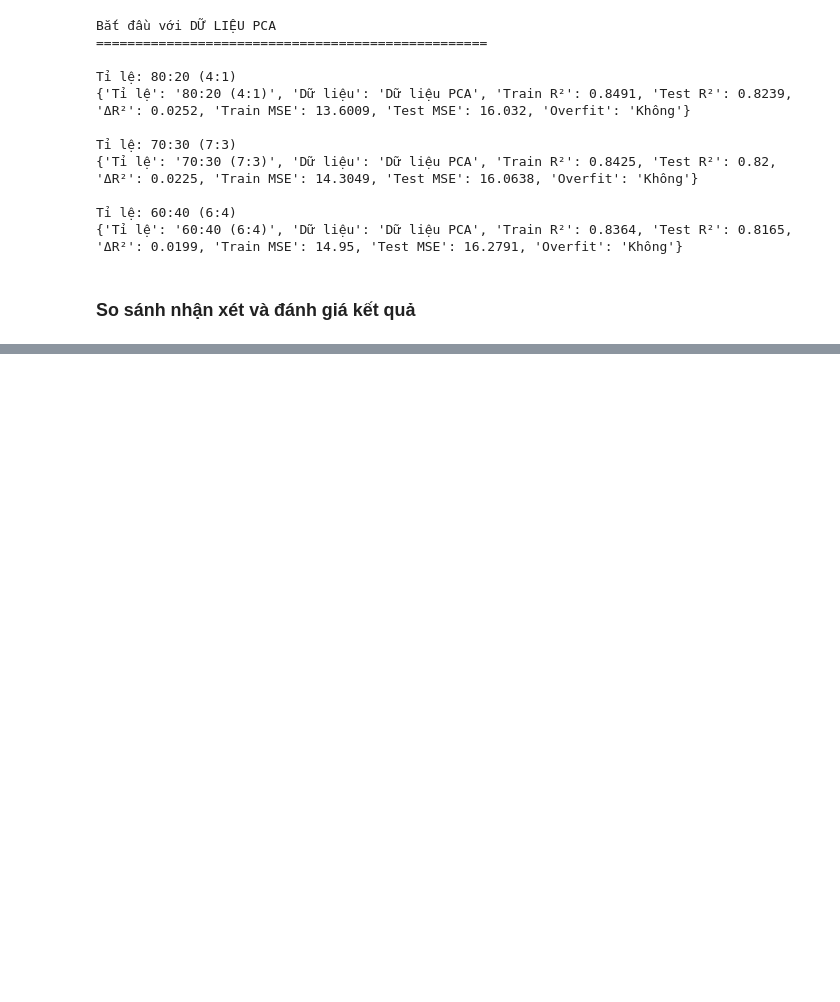
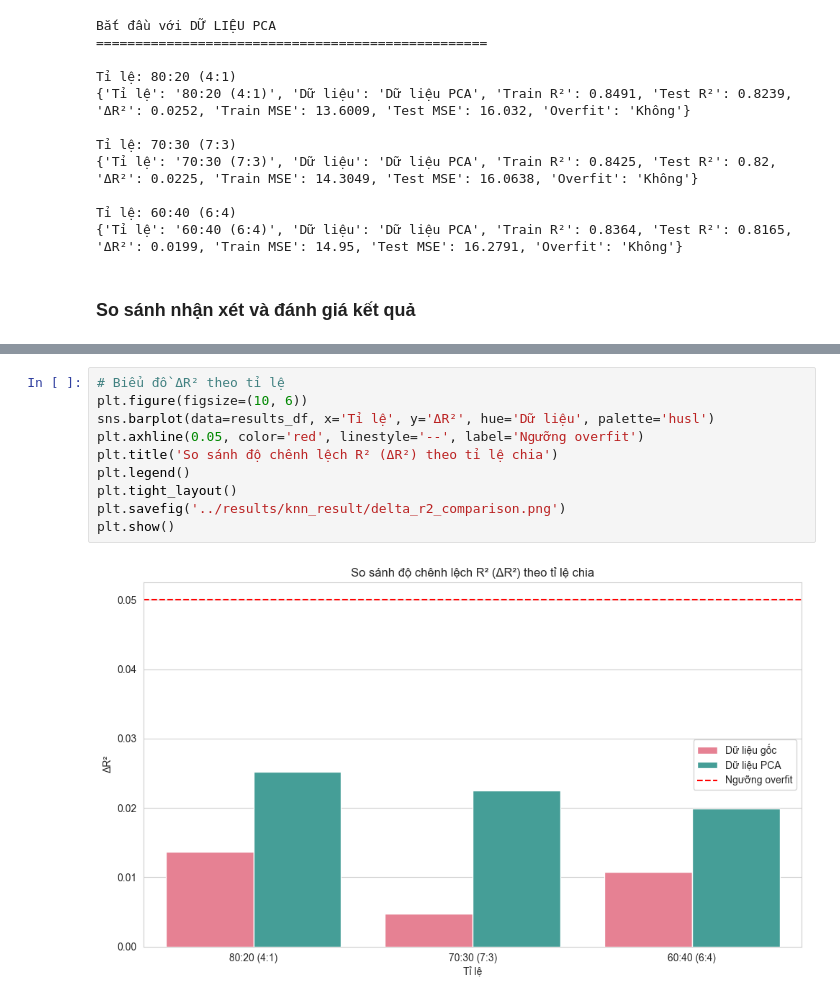
Before and after one commit to ducqwang/life-expectancy-prediction, a Jupyter notebook: src/source.ipynb, the cells around one changed output, grey strips where cells are left out. Drawn from its saved outputs; the diff is of its cells as text; blank space fills up the shorter version.

```diff
--- a/src/source.ipynb
+++ b/src/source.ipynb
@@ -726,0 +741,12 @@ results_df.to_csv('../results/knn_result/K-nearest neighbors_comparison.csv', in
+# %%
+# Biểu đồ ΔR² theo tỉ lệ
+plt.figure(figsize=(10, 6))
+sns.barplot(data=results_df, x='Tỉ lệ', y='ΔR²', hue='Dữ liệu', palette='husl')
+plt.axhline(0.05, color='red', linestyle='--', label='Ngưỡng overfit')
+plt.title('So sánh độ chênh lệch R² (ΔR²) theo tỉ lệ chia')
+plt.legend()
+plt.tight_layout()
+plt.savefig('../results/knn_result/delta_r2_comparison.png')
+plt.show()
+# %% [output]
+[figure, added]
```
Also changed, not shown: parts of 4 cells of this notebook.
